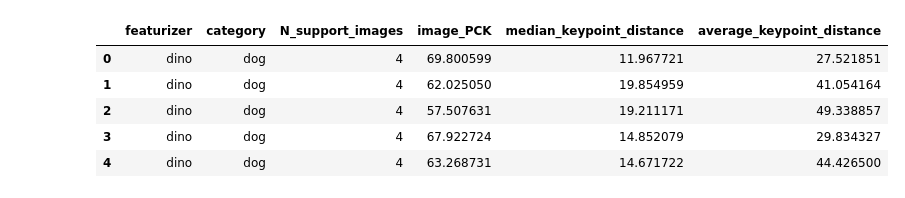
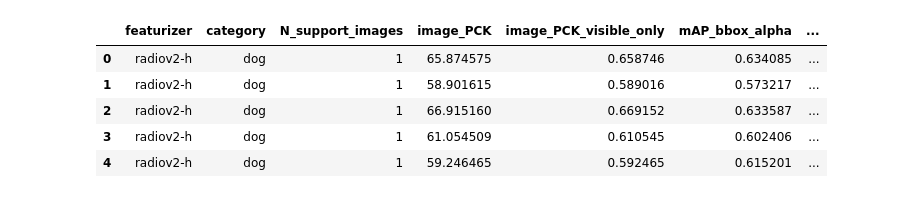
Before and after one commit to tlpss/few-shot-keypoints, a Jupyter notebook: notebooks/visualize_results.ipynb, the cells around one changed output. Cells and saved outputs as stored; diff of their text form; code cells hidden in the pictures.

```diff
--- a/notebooks/visualize_results.ipynb
+++ b/notebooks/visualize_results.ipynb
@@ -1,25 +1,25 @@
 # %%
-csv_file = "/home/tlips/Code/few-shot-keypoints/results/SPAIR-support-sets/SPAIR-support-sets.csv"
-
+# csv_file = "/home/tlips/Code/few-shot-keypoints/results/SPAIR-support-sets/SPAIR-support-sets.csv"
+csv_file = "/home/tlips/Code/few-shot-keypoints/results/SPAIR-correspondences/SPAIR-correspondences.csv"
 import pandas as pd
 
 df = pd.read_csv(csv_file)
 
 df.head()
 
 
 # drop results_json_path column and test_dataset_path
 df = df.drop(columns=["results_json_path", "test_dataset_path"])
 df["image_PCK"] = df["image_PCK"] * 100
 
 df.head()
 # %% [output]
-|  | featurizer | category | N_support_images | image_PCK | median_keypoint_distance | average_keypoint_distance |
-| 0 | dino | dog | 4 | 69.800599 | 11.967721 | 27.521851 |
-| 1 | dino | dog | 4 | 62.025050 | 19.854959 | 41.054164 |
-| 2 | dino | dog | 4 | 57.507631 | 19.211171 | 49.338857 |
-| 3 | dino | dog | 4 | 67.922724 | 14.852079 | 29.834327 |
-| 4 | dino | dog | 4 | 63.268731 | 14.671722 | 44.426500 |
+|  | featurizer | category | N_support_images | image_PCK | image_PCK_visible_only | mAP_bbox_alpha | ... |
+| 0 | radiov2-h | dog | 1 | 65.874575 | 0.658746 | 0.634085 | ... |
+| 1 | radiov2-h | dog | 1 | 58.901615 | 0.589016 | 0.573217 | ... |
+| 2 | radiov2-h | dog | 1 | 66.915160 | 0.669152 | 0.633587 | ... |
+| 3 | radiov2-h | dog | 1 | 61.054509 | 0.610545 | 0.602406 | ... |
+| 4 | radiov2-h | dog | 1 | 59.246465 | 0.592465 | 0.615201 | ... |
 # %%
 local_df = df[df["N_support_images"] == 1]
 local_df = local_df[local_df["category"] == "car"]
```
Also changed, not shown: parts of 10 cells of this notebook, 7 other files.
